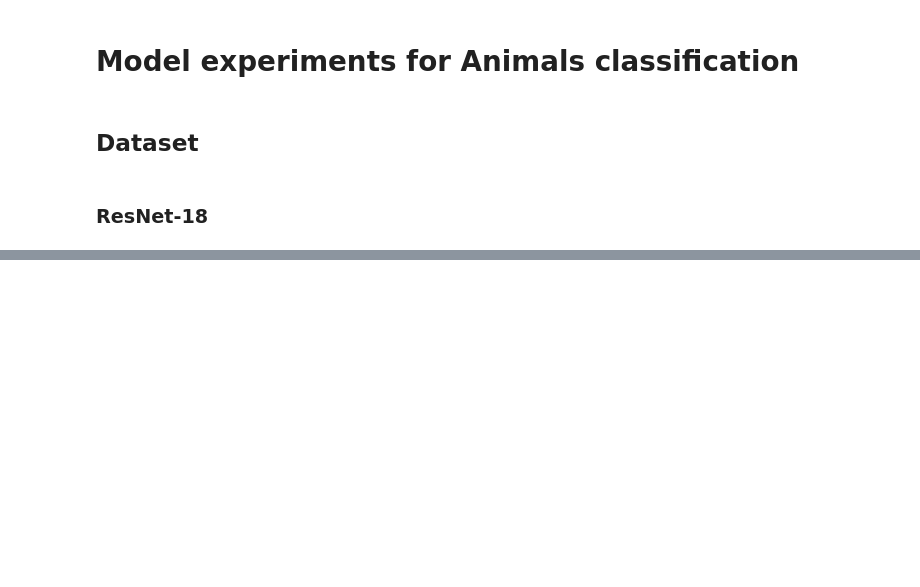
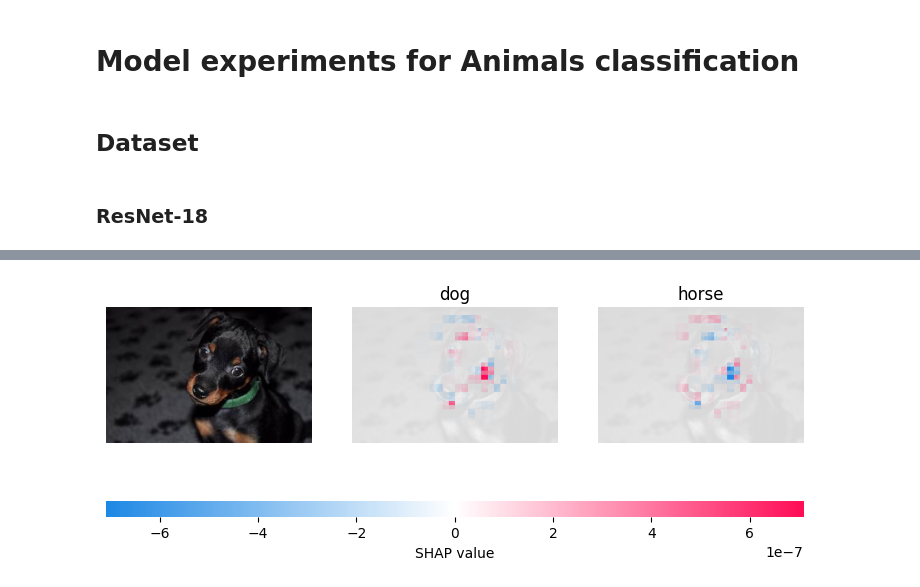
Before and after one commit to Ansever/program-synthesis, a Jupyter notebook: notebooks/model_experiments.ipynb, the cells around one changed output, grey strips where cells are left out. Drawn from its saved outputs; the diff is of its cells as text; code cells hidden in the pictures; blank space fills up the shorter version.

```diff
--- a/notebooks/model_experiments.ipynb
+++ b/notebooks/model_experiments.ipynb
@@ -125,4 +136,6 @@ test_dataloader = DataLoader(test_dataset, batch_size=64, shuffle=True)
 # %%
 model = resnet18(weights=ResNet18_Weights.DEFAULT)
+model.fc = nn.Linear(model.fc.in_features, num_labels)
+
 optimizer = torch.optim.Adam(model.parameters(), lr=0.001)
 loss_fn = torch.nn.CrossEntropyLoss()
@@ -157,0 +142,3 @@ KeyboardInterrupt:
+# %%
+model.load_state_dict(torch.load("../models_new/model_epoch_11.pth", weights_only=True))
+model.to(device)
@@ -157,0 +208,2 @@ KeyboardInterrupt:
+# %%
+train_model(model, TrainConfig(num_epochs=20, device=device, save_dir="../models_new"))
@@ -157,0 +406,40 @@ KeyboardInterrupt:
+# %%
+def shap_explain(
+    model: nn.Module, img_path: str | Path, output_names: list[str] | None
+) -> shap.Explanation:
+    img_np = read_image_np(img_path)
+    masker_blur = shap.maskers.Image("blur(5,5)", img_np.shape)
+    explainer = shap.Explainer(
+        ClassifierWrapper(model, train_dataset.transform, device),
+        masker_blur,
+        output_names=output_names,
+    )
+
+    explanation = explainer(img_np[np.newaxis], max_evals=10000, batch_size=50)
+
+    return explanation
+
+
+def plot_shap_explanation(explanation: shap.Explanation):
+    shap.image_plot(
+        shap_values=explanation,
+        # shap_values=[vals for vals in np.moveaxis(explanation.values, -1, 0)],
+        # pixel_values=explanation.data,
+        # labels=explanation.output_names,
+    )
+# %%
+output_names = (
+    train_dataset.data_df.groupby("label_idx")["english_label"]
+    .first()
+    .sort_values()
+    .apply(lambda x: x.value)
+    .to_list()
+)
+
+idx = 100
+shap_explanation = shap_explain(
+    model, train_dataset.data_df.iloc[idx]["path"], output_names
+)
+plot_shap_explanation(shap_explanation)
+# %% [output]
+[figure, added]
```
Also changed, not shown: parts of 22 cells of this notebook, 1 other file.
